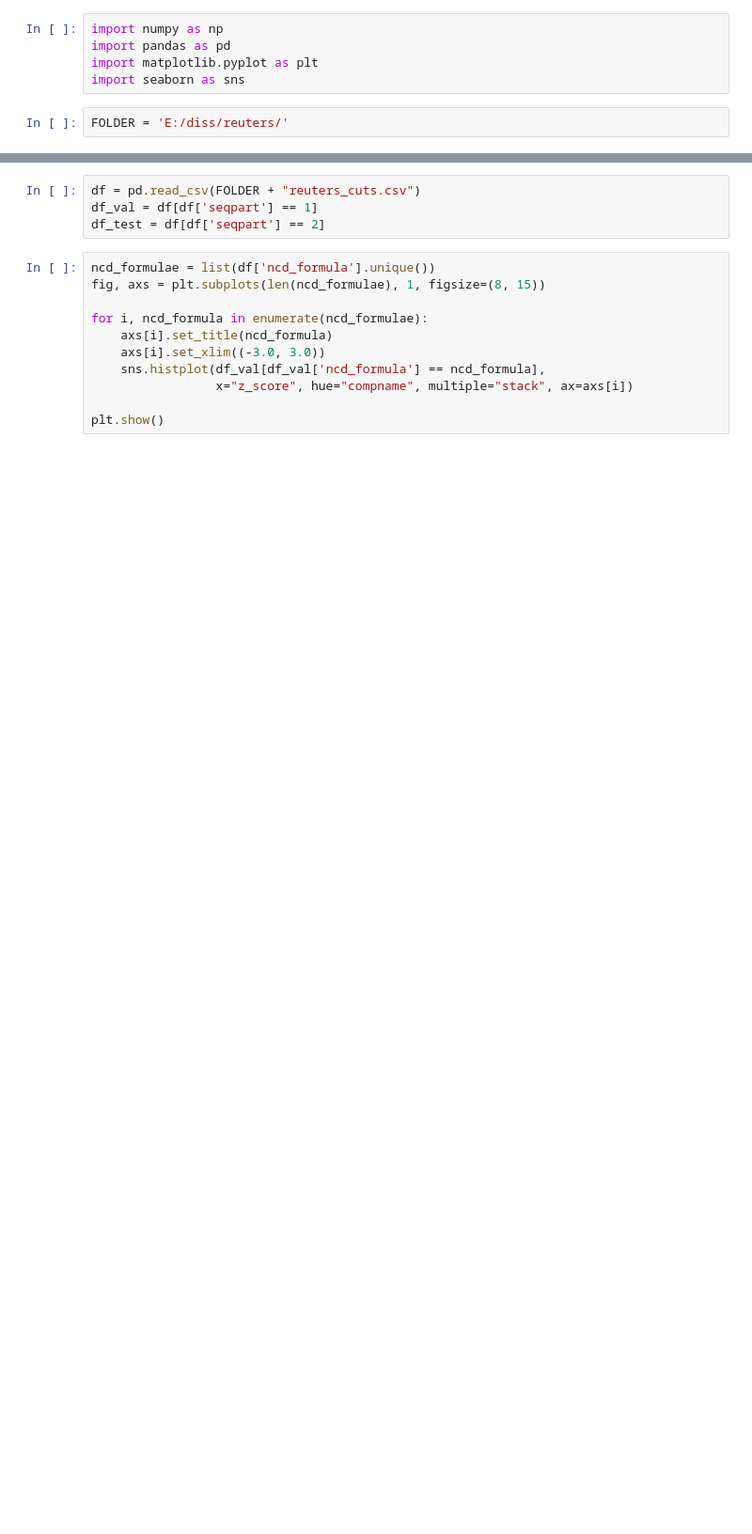
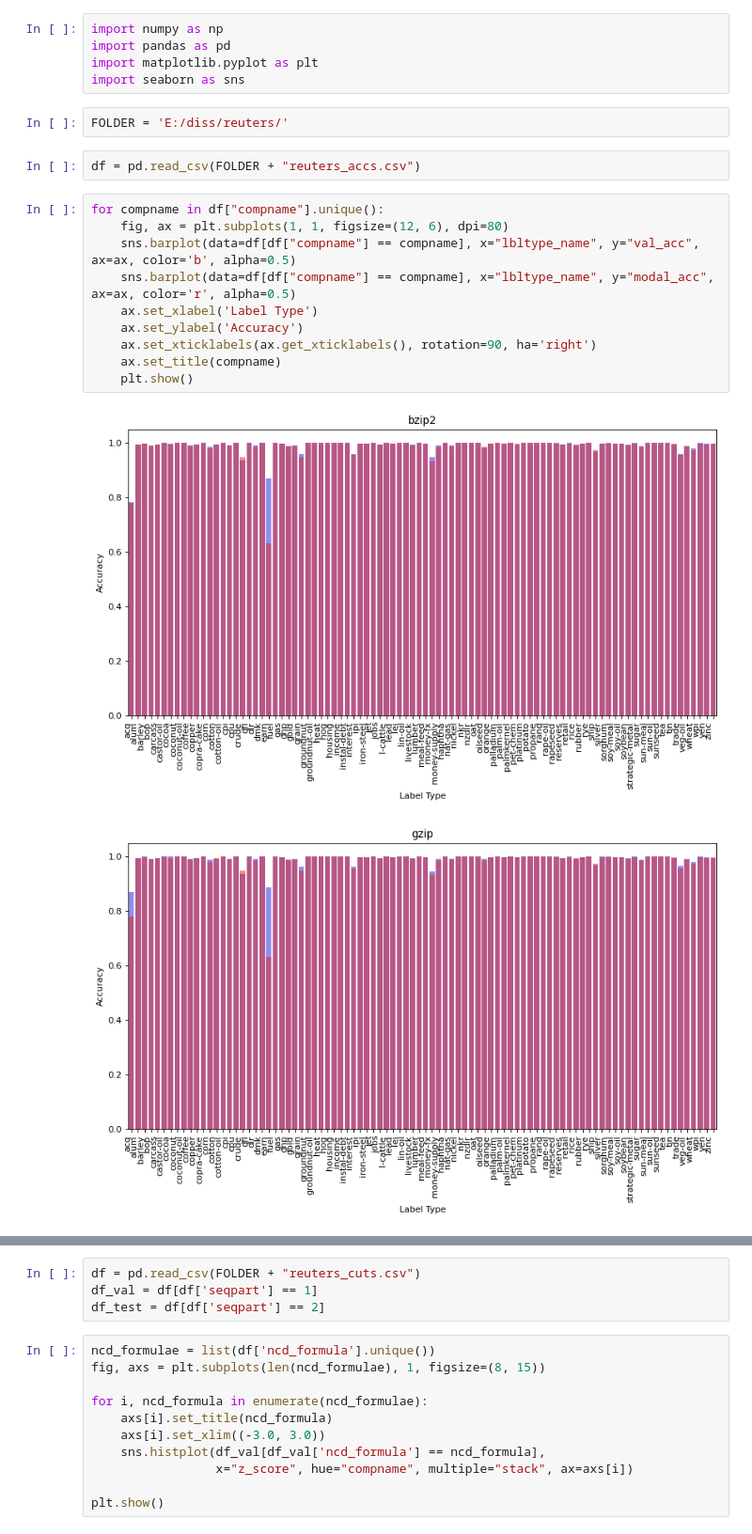
Before and after one commit to samuelbarrett1234/csproject, a Jupyter notebook: Reuters Analysis.ipynb, the cells around one changed output, grey strips where cells are left out. Shown: that part at 94% size. Cells and saved outputs as stored; diff of their text form; blank space fills up the shorter version.

Commit message:
Added Reuters classification results to notebook.

```diff
--- a/Reuters Analysis.ipynb
+++ b/Reuters Analysis.ipynb
@@ -5,3 +5,18 @@ import matplotlib.pyplot as plt
 import seaborn as sns
 # %%
 FOLDER = 'E:/diss/reuters/'
+# %%
+df = pd.read_csv(FOLDER + "reuters_accs.csv")
+# %%
+for compname in df["compname"].unique():
+    fig, ax = plt.subplots(1, 1, figsize=(12, 6), dpi=80)
+    sns.barplot(data=df[df["compname"] == compname], x="lbltype_name", y="val_acc", ax=ax, color='b', alpha=0.5)
+    sns.barplot(data=df[df["compname"] == compname], x="lbltype_name", y="modal_acc", ax=ax, color='r', alpha=0.5)
+    ax.set_xlabel('Label Type')
+    ax.set_ylabel('Accuracy')
+    ax.set_xticklabels(ax.get_xticklabels(), rotation=90, ha='right')
+    ax.set_title(compname)
+    plt.show()
+# %% [output]
+[figure, added]
+[figure, added]
```
Also changed, not shown: parts of 1 cell of this notebook, 1 other file.
